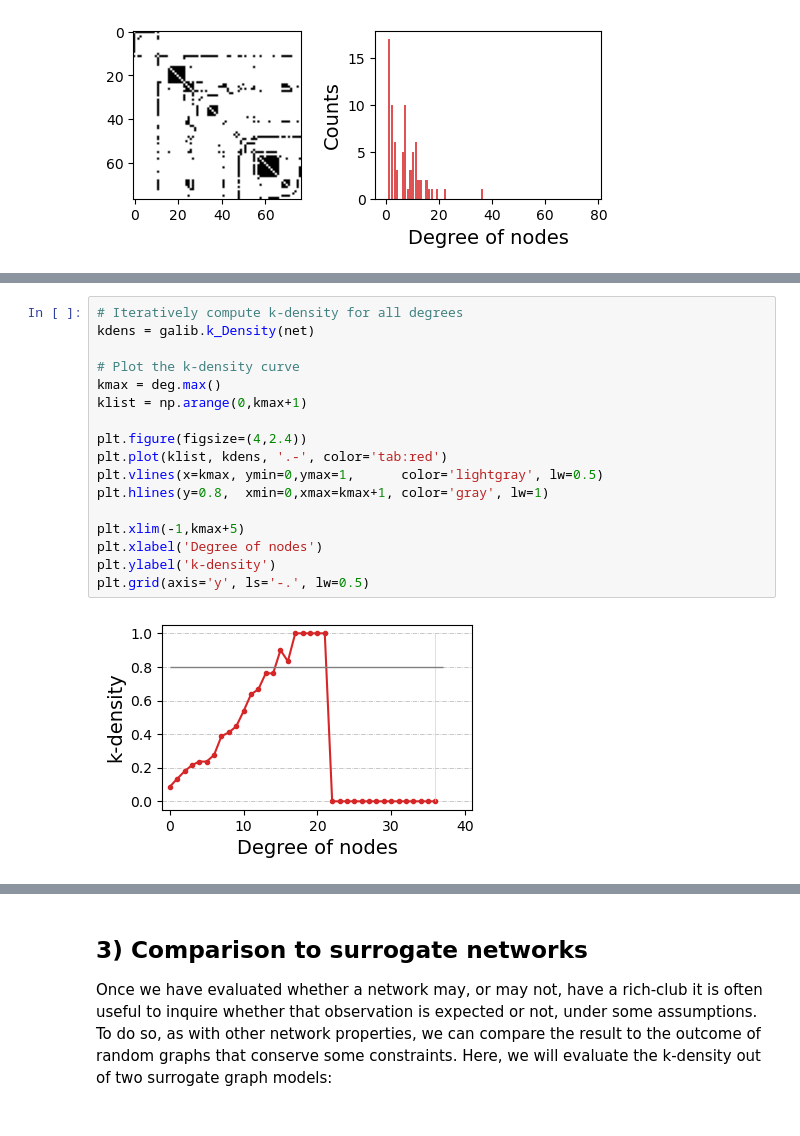
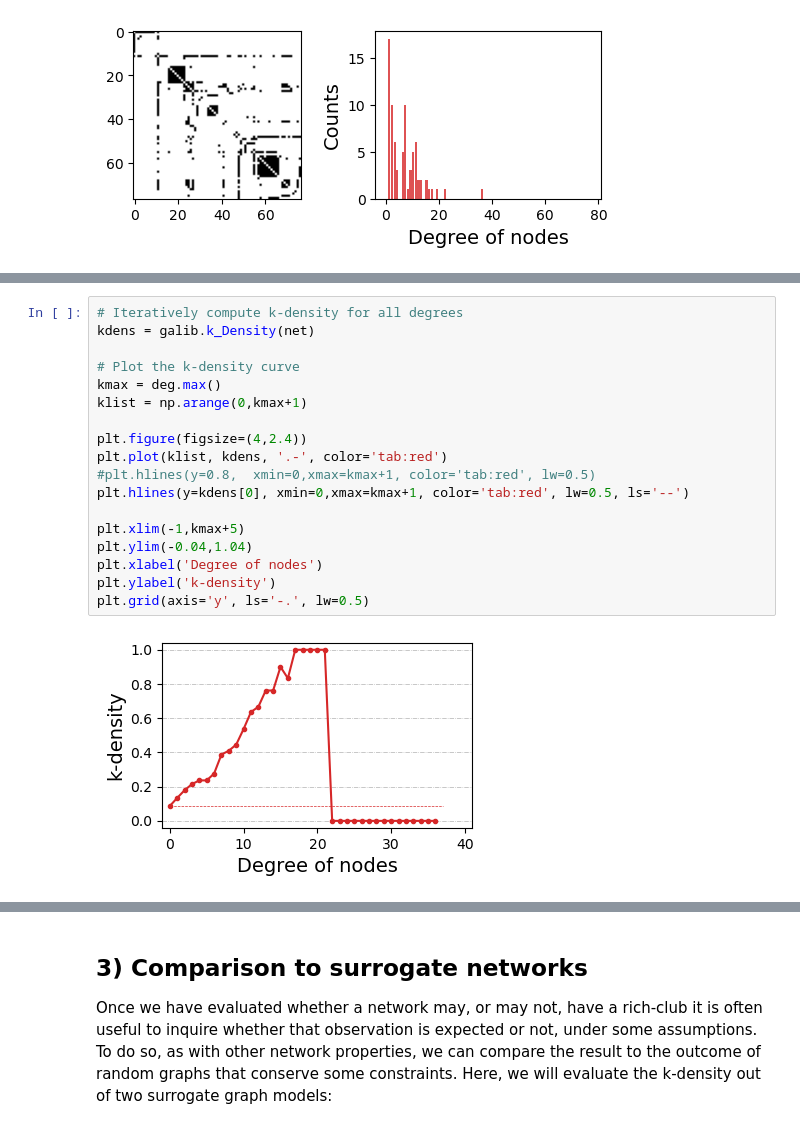
Before and after one commit to gorkazl/pyGAlib, a Jupyter notebook: Examples/RichClub_Undirected.ipynb, the cells around one changed output, grey strips where cells are left out. Drawn from its saved outputs; the diff is of its cells as text.

```diff
--- a/Examples/RichClub_Undirected.ipynb
+++ b/Examples/RichClub_Undirected.ipynb
@@ -94,19 +106,20 @@ The evaluation of __*k*-density__ ( $\Phi(k)$ ) is an iterative process that eva
 # %%
 # Iteratively compute k-density for all degrees
 kdens = galib.k_Density(net)
 
 # Plot the k-density curve
 kmax = deg.max()
 klist = np.arange(0,kmax+1)
 
 plt.figure(figsize=(4,2.4))
 plt.plot(klist, kdens, '.-', color='tab:red')
-plt.vlines(x=kmax, ymin=0,ymax=1,      color='lightgray', lw=0.5)
-plt.hlines(y=0.8,  xmin=0,xmax=kmax+1, color='gray', lw=1)
+#plt.hlines(y=0.8,  xmin=0,xmax=kmax+1, color='tab:red', lw=0.5)
+plt.hlines(y=kdens[0], xmin=0,xmax=kmax+1, color='tab:red', lw=0.5, ls='--')
 
 plt.xlim(-1,kmax+5)
+plt.ylim(-0.04,1.04)
 plt.xlabel('Degree of nodes')
 plt.ylabel('k-density')
 plt.grid(axis='y', ls='-.', lw=0.5)
 # %% [output]
-[figure, old version]
+[figure, new version]
```
Also changed, not shown: parts of 14 cells of this notebook.
